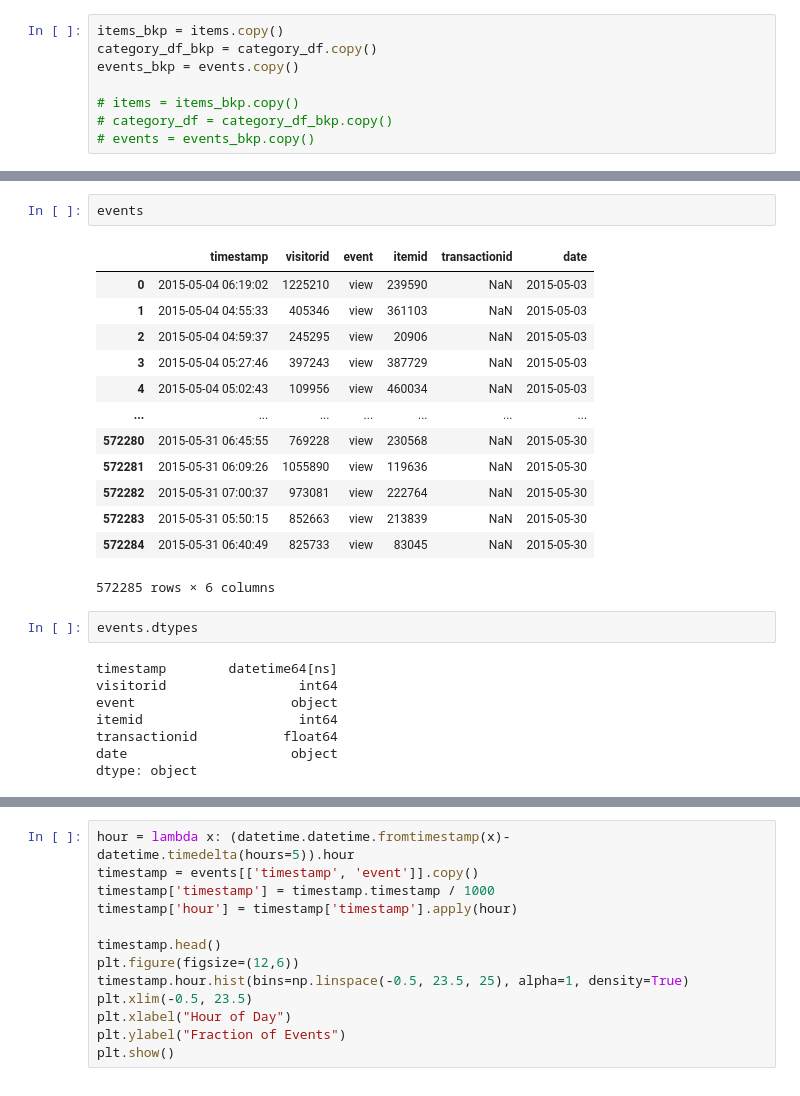
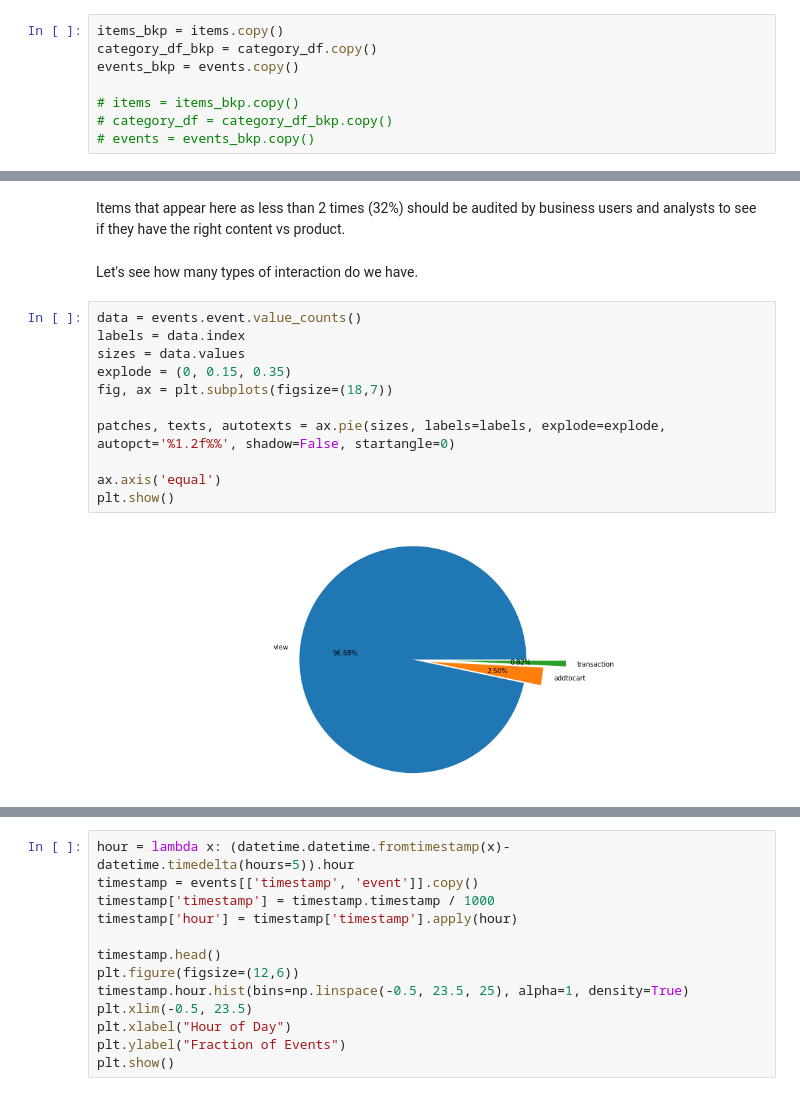
Before and after one commit to awaiskaleem/Recommendation-Engine, a Jupyter notebook: docs/eda.ipynb, the cells around one changed output, grey strips where cells are left out. Drawn from its saved outputs; the diff is of its cells as text.

```diff
--- a/docs/eda.ipynb
+++ b/docs/eda.ipynb
@@ -74,26 +89,17 @@ Items that appear less than 1000 times:          100.0%
-# %%
-events
-# %% [output]
-|  | timestamp | visitorid | event | itemid | transactionid | date |
-| 0 | 2015-05-04 06:19:02 | 1225210 | view | 239590 | NaN | 2015-05-03 |
-| 1 | 2015-05-04 04:55:33 | 405346 | view | 361103 | NaN | 2015-05-03 |
-| 2 | 2015-05-04 04:59:37 | 245295 | view | 20906 | NaN | 2015-05-03 |
-| 3 | 2015-05-04 05:27:46 | 397243 | view | 387729 | NaN | 2015-05-03 |
-| 4 | 2015-05-04 05:02:43 | 109956 | view | 460034 | NaN | 2015-05-03 |
-| ... | ... | ... | ... | ... | ... | ... |
-| 572280 | 2015-05-31 06:45:55 | 769228 | view | 230568 | NaN | 2015-05-30 |
-| 572281 | 2015-05-31 06:09:26 | 1055890 | view | 119636 | NaN | 2015-05-30 |
-| 572282 | 2015-05-31 07:00:37 | 973081 | view | 222764 | NaN | 2015-05-30 |
-| 572283 | 2015-05-31 05:50:15 | 852663 | view | 213839 | NaN | 2015-05-30 |
-| 572284 | 2015-05-31 06:40:49 | 825733 | view | 83045 | NaN | 2015-05-30 |
-572285 rows × 6 columns
-# %%
-events.dtypes
-# %% [output]
-timestamp        datetime64[ns]
-visitorid                 int64
-event                    object
-itemid                    int64
-transactionid           float64
-date                     object
-dtype: object
+# %% [markdown]
+Items that appear here as less than 2 times (32%) should be audited by business users and analysts to see if they have the right content vs product.
+# %% [markdown]
+Let's see how many types of interaction do we have.
+# %%
+data = events.event.value_counts()
+labels = data.index
+sizes = data.values
+explode = (0, 0.15, 0.35)
+fig, ax = plt.subplots(figsize=(18,7))
+
+patches, texts, autotexts = ax.pie(sizes, labels=labels, explode=explode, autopct='%1.2f%%', shadow=False, startangle=0)
+
+ax.axis('equal')
+plt.show()
+# %% [output]
+[figure, added]
```
Also changed, not shown: parts of 13 cells of this notebook.
